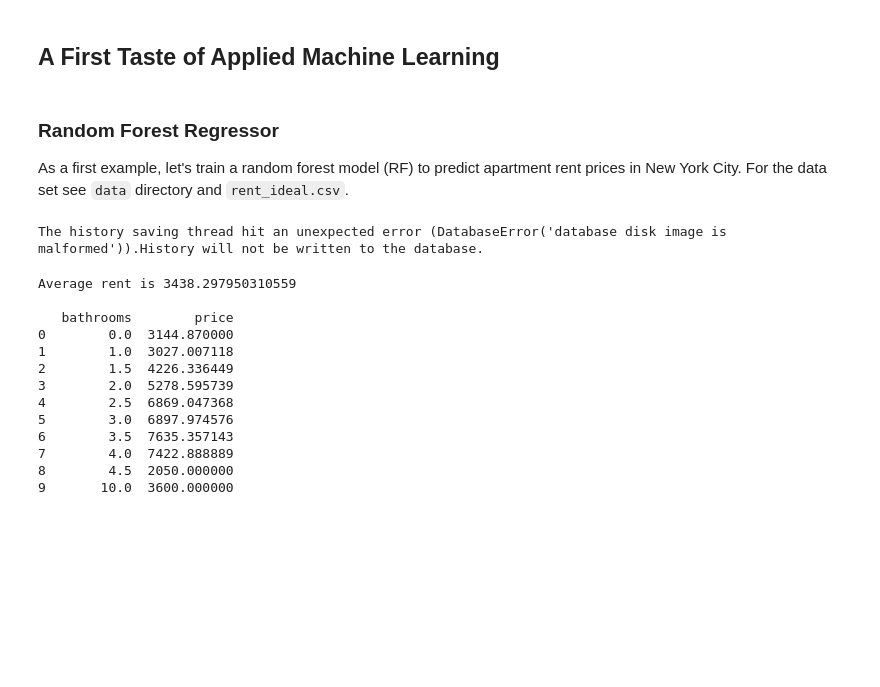
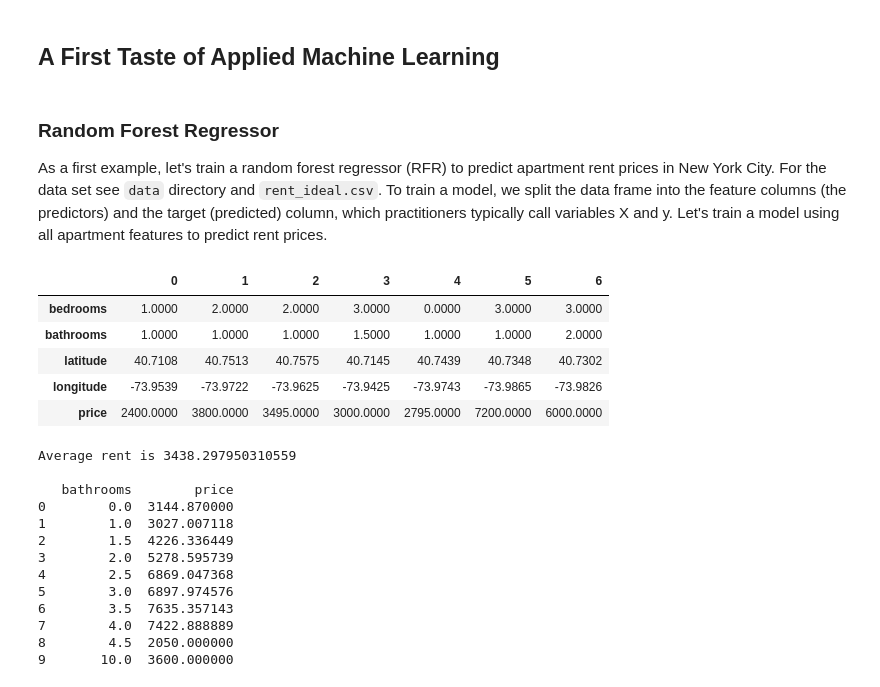
Before and after one commit to georggie/The-Mechanics-of-Machine-Learning, a Jupyter notebook: notes/First-Taste-of-Applied-Machine-Learning.ipynb, the cells around one changed output. Saved outputs shown, nothing was run; the diff lists cells and outputs as text; code cells hidden in the pictures; blank space fills up the shorter version.

```diff
--- a/notes/First-Taste-of-Applied-Machine-Learning.ipynb
+++ b/notes/First-Taste-of-Applied-Machine-Learning.ipynb
@@ -3,25 +3,33 @@
 # %% [markdown]
 ### Random Forest Regressor
 
-As a first example, let's train a random forest model (RF) to predict apartment rent prices in New York City. For the data set see `data` directory and `rent_ideal.csv`.
+As a first example, let's train a random forest regressor (RFR) to predict apartment rent prices in New York City. For the data set see `data` directory and `rent_ideal.csv`. To train a model, we split the data frame into the feature columns (the predictors) and the target (predicted) column, which practitioners typically call variables X and y. Let's train a model using all apartment features to predict rent prices.
 # %%
 import pandas as pd
 import matplotlib.pyplot as plt
 
 from rfpimp import *
 from sklearn.metrics import mean_absolute_error
 from sklearn.model_selection import train_test_split
 from sklearn.ensemble import RandomForestRegressor, RandomForestClassifier
 
 # sets the size of plots in inches (1 inch = 2.54cm)
 plt.rcParams["figure.figsize"] = (20, 7)
 # sets the theme for plots to dark
 plt.style.use('dark_background')
 
 # read the data set into pandas' data frame
 rent = pd.read_csv('../data/rent-ideal.csv')
+
+# show data frame
+rent.head(7).T
 # %% [output]
-The history saving thread hit an unexpected error (DatabaseError('database disk image is malformed')).History will not be written to the database.
+|  | 0 | 1 | 2 | 3 | 4 | 5 | 6 |
+| bedrooms | 1.0000 | 2.0000 | 2.0000 | 3.0000 | 0.0000 | 3.0000 | 3.0000 |
+| bathrooms | 1.0000 | 1.0000 | 1.0000 | 1.5000 | 1.0000 | 1.0000 | 2.0000 |
+| latitude | 40.7108 | 40.7513 | 40.7575 | 40.7145 | 40.7439 | 40.7348 | 40.7302 |
+| longitude | -73.9539 | -73.9722 | -73.9625 | -73.9425 | -73.9743 | -73.9865 | -73.9826 |
+| price | 2400.0000 | 3800.0000 | 3495.0000 | 3000.0000 | 2795.0000 | 7200.0000 | 6000.0000 |
 # %%
 # mean value of price
 average_rent = rent['price'].mean()
```
Also changed, not shown: parts of 11 cells of this notebook, 4 other files.
